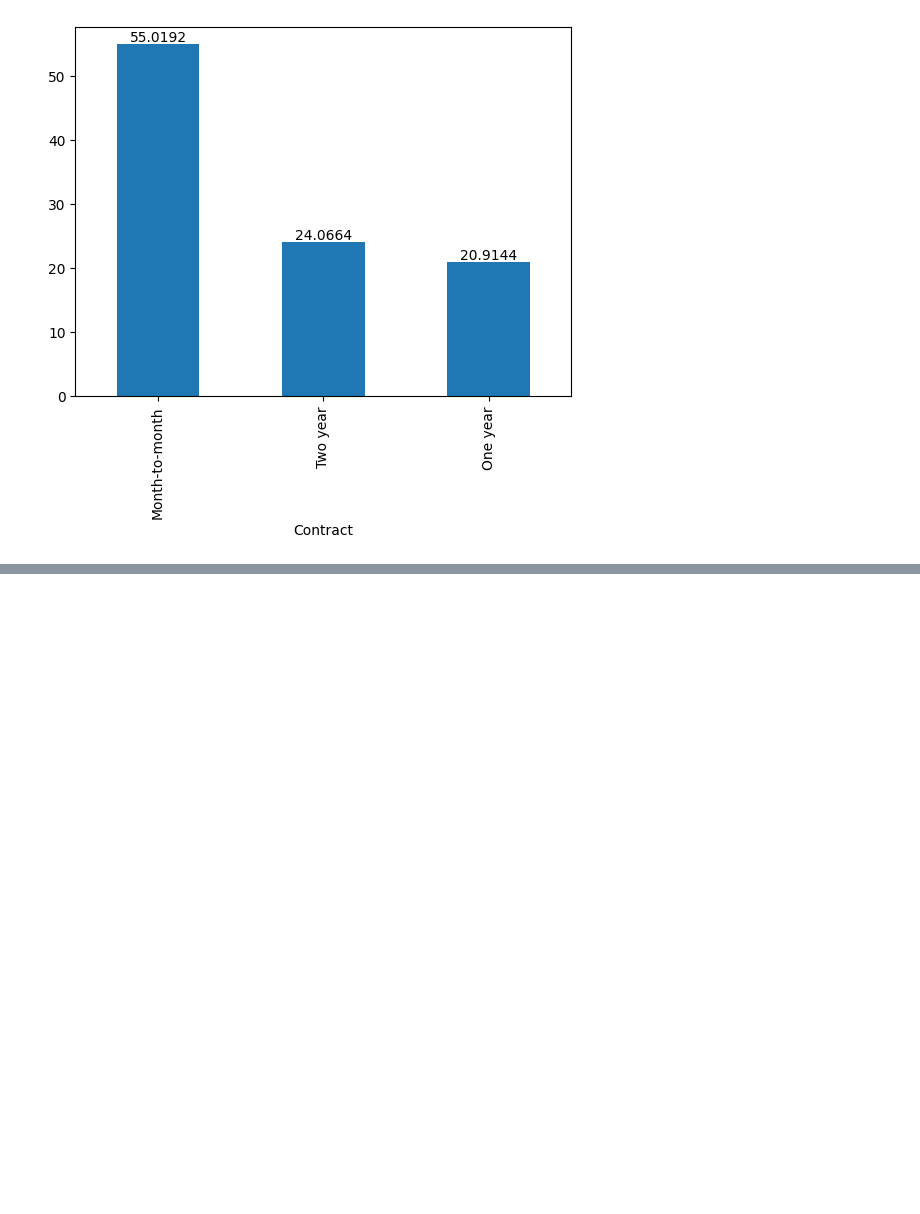
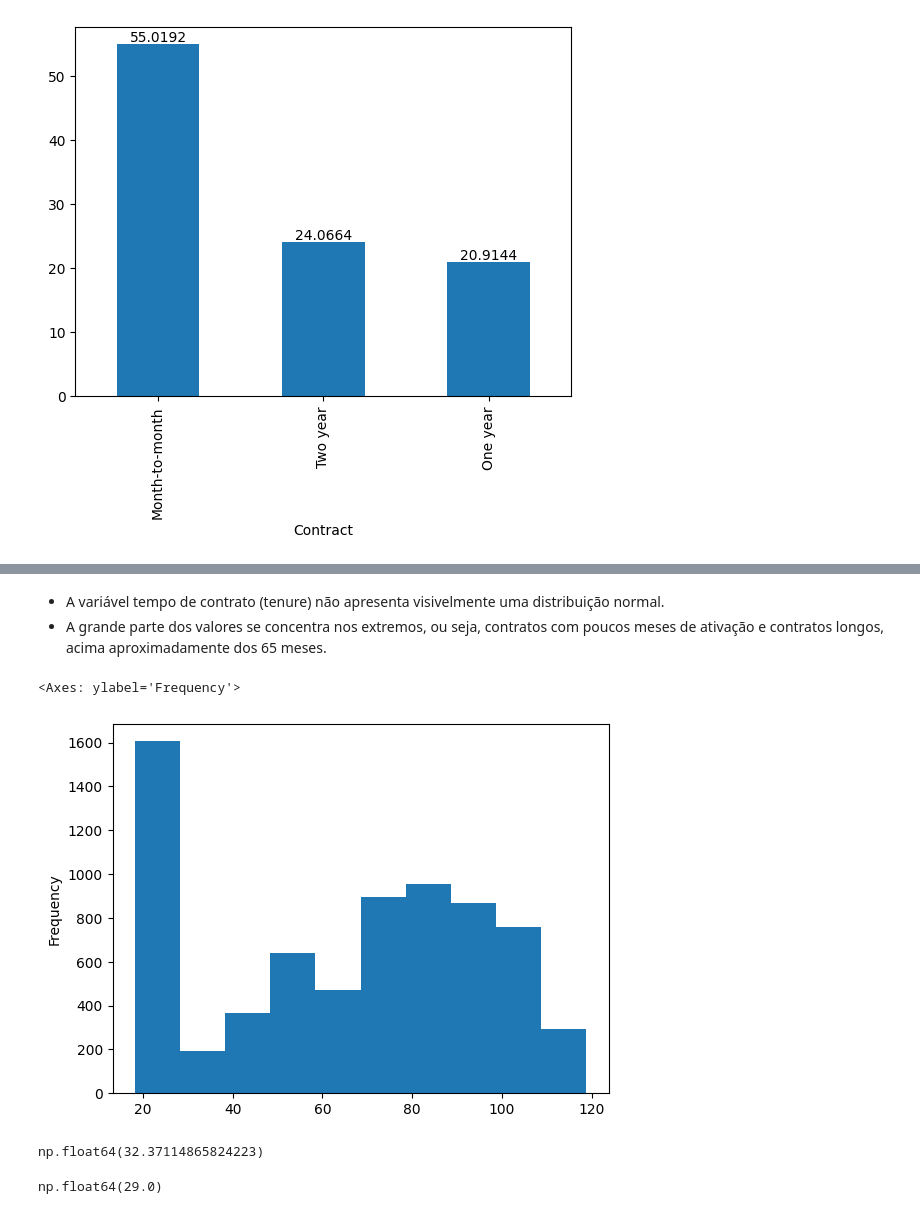
Before and after one commit to robertorj7/ia-develop-trilha-rs, a Jupyter notebook: m3_eda/eda_churn.ipynb, the cells around one changed output, grey strips where cells are left out. Saved outputs shown, nothing was run; the diff lists cells and outputs as text; code cells hidden in the pictures; blank space fills up the shorter version.

```diff
--- a/m3_eda/eda_churn.ipynb
+++ b/m3_eda/eda_churn.ipynb
@@ -667,0 +674,19 @@ ax.bar_label(ax.containers[0])
+# %% [markdown]
+- A variável tempo de contrato (tenure) não apresenta visivelmente uma distribuição normal.
+- A grande parte dos valores se concentra nos extremos, ou seja, contratos com poucos meses de ativação e contratos longos, acima aproximadamente dos 65 meses.
+# %%
+# Histograma do MonthlyCharges
+df_churn.MonthlyCharges.plot.hist()
+# %% [output]
+<Axes: ylabel='Frequency'>
+[figure, added]
+# %%
+# Medidas de Posição - Média de Tempo de Contrato
+df_churn.tenure.mean()
+# %% [output]
+np.float64(32.37114865824223)
+# %%
+# Medidas de Posição - Mediana de Tempo de Contrato
+df_churn.tenure.median()
+# %% [output]
+np.float64(29.0)
```
Also changed, not shown: parts of 4 cells of this notebook.
